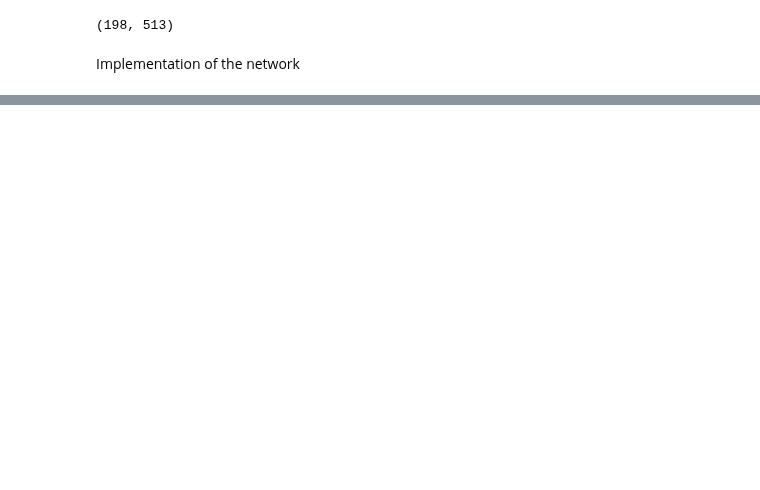
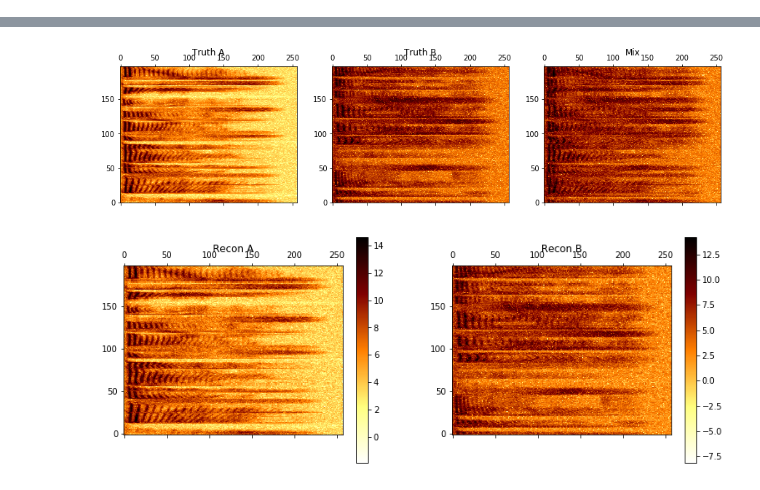
Before and after one commit to Lab41/Magnolia, a Jupyter notebook: sandbox/rnn-mask/mask-rnn.ipynb, the cells around one changed output, grey strips where cells are left out. Saved outputs shown, nothing was run; the diff lists cells and outputs as text; code cells hidden in the pictures; blank space fills up the shorter version.

Commit message:
Add diagram and explanation

```diff
--- a/sandbox/rnn-mask/mask-rnn.ipynb
+++ b/sandbox/rnn-mask/mask-rnn.ipynb
@@ -23,6 +28,7 @@ sig_length = 200
 stft_step = 256
 stft_len = 512
 freq_extent = stft_len // 2 + 1
+fs = 16000
 
 wavs = wav_iterator(audio_dir, sig_length=sig_length*stft_step)
 sb = stft_iterator(wavs, stft_len=stft_len, stft_step=stft_step, use_diffs=False, two_sided=False)
@@ -96,6 +79,20 @@ for t, m in islice(sb,1):
-# %%
-(s1_recon * np.exp(1j * np.angle(m))).shape
-# %% [output]
-(198, 513)
-# %% [markdown]
-Implementation of the network
+# %%
+t, m = list(islice(sb,1))[0]
+# %%
+# Take log-magnitude spectrograms of truth signals and mix
+s1 = np.log(np.absolute(t[0])).real
+s2 = np.log(np.absolute(t[1].real))
+mix = np.log(np.absolute(m.real))
+plot_mix(s1, s2, mix, False)
+# Add random noise to TF representation as mock "reconstruction"
+s1_noise = s1+np.random.randn(*s1.shape)/2
+s2_noise = s2+np.random.randn(*s2.shape)/2
+plot_recons(s1_noise, s2_noise, False)
+# Play "reconstruction" made by adding noise
+# Will contain bloopy artifacts from noise insertion
+s1_noise_audio = istft(np.absolute(np.exp(s1_noise)) * np.exp(1j * np.angle(m)), fs=1,
+                       recon_size=sig_length*stft_step, hop=stft_step, two_sided=False)
+display(Audio(s1_noise_audio, rate=fs))
+
+plt.show()
+# %% [output]
@@ -101,0 +100,2 @@ Implementation of the network
+[figure, added]
+[figure, added]
```
Also changed, not shown: parts of 10 cells of this notebook.
